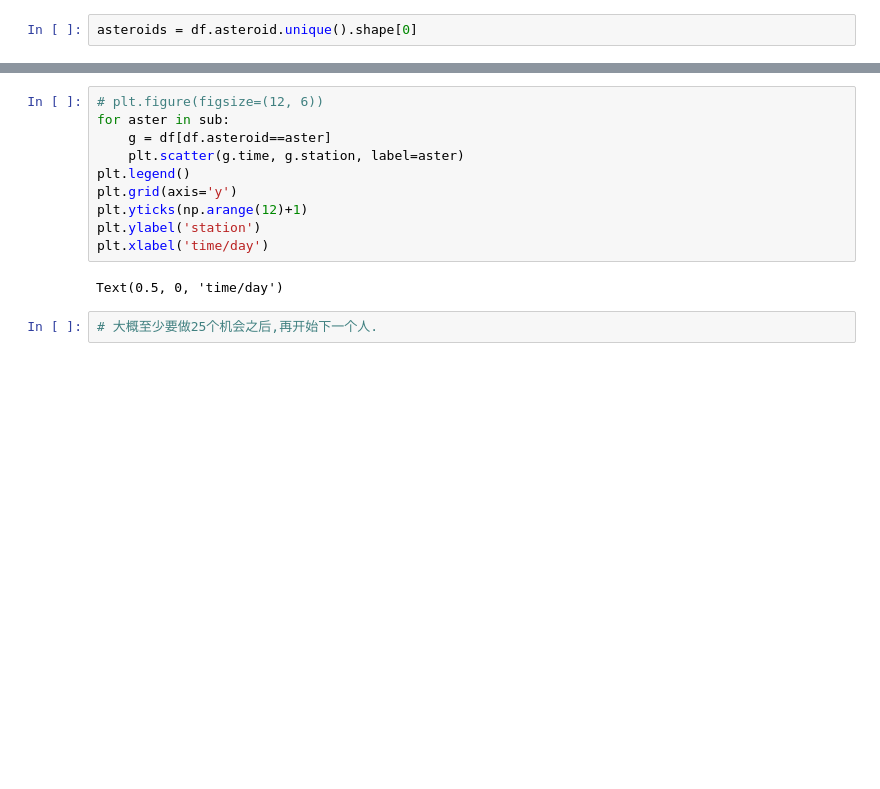
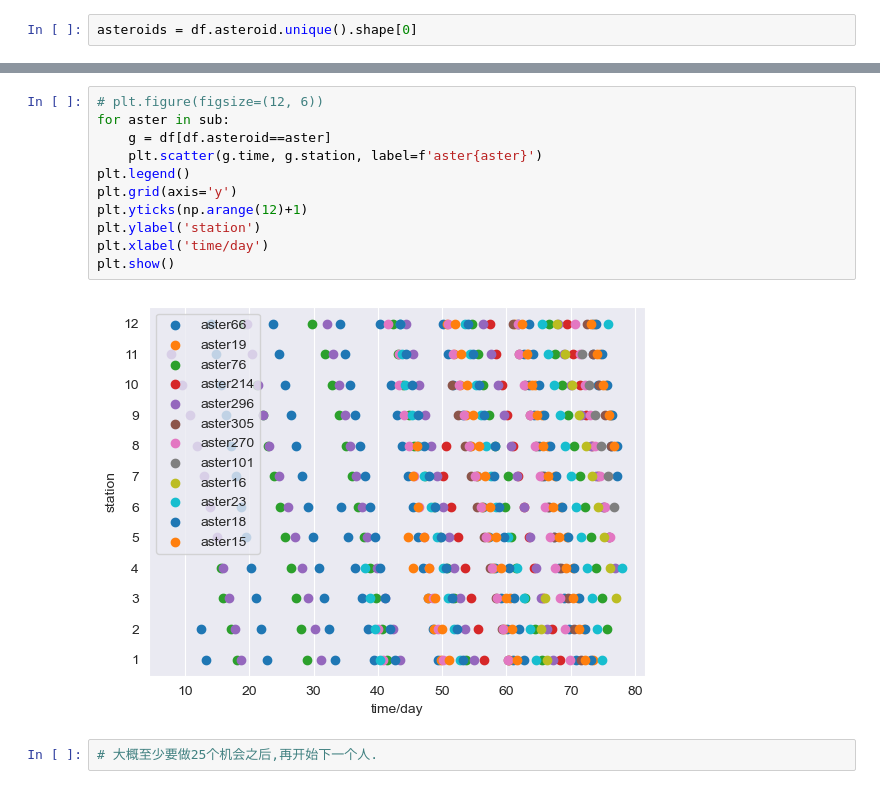
Before and after one commit to 2catycm/WaterDrop-vs-SolarSystemFleet, a Jupyter notebook: experiment/data_understanding.ipynb, the cells around one changed output, grey strips where cells are left out. Saved outputs shown, nothing was run; the diff lists cells and outputs as text; blank space fills up the shorter version.

```diff
--- a/experiment/data_understanding.ipynb
+++ b/experiment/data_understanding.ipynb
@@ -120,15 +120,16 @@ sub
 # %%
 # plt.figure(figsize=(12, 6))
 for aster in sub:
     g = df[df.asteroid==aster]
-    plt.scatter(g.time, g.station, label=aster)
+    plt.scatter(g.time, g.station, label=f'aster{aster}')
 plt.legend()
 plt.grid(axis='y')
 plt.yticks(np.arange(12)+1)
 plt.ylabel('station')
 plt.xlabel('time/day')
+plt.show()
 # %% [output]
-Text(0.5, 0, 'time/day')
+[figure, added]
 # %%
 # 大概至少要做25个机会之后,再开始下一个人.
 # %%
```
Also changed, not shown: parts of 4 cells of this notebook, 21 other files.
